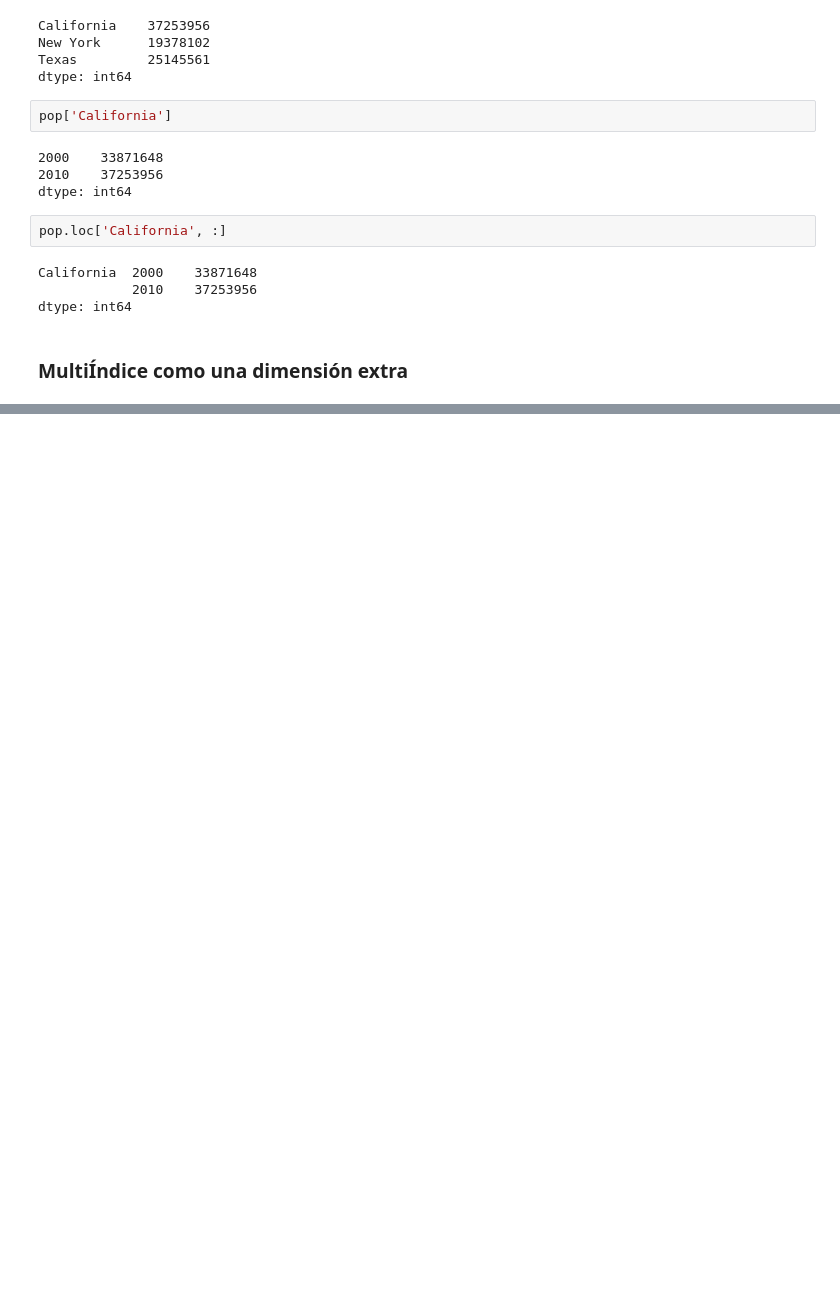
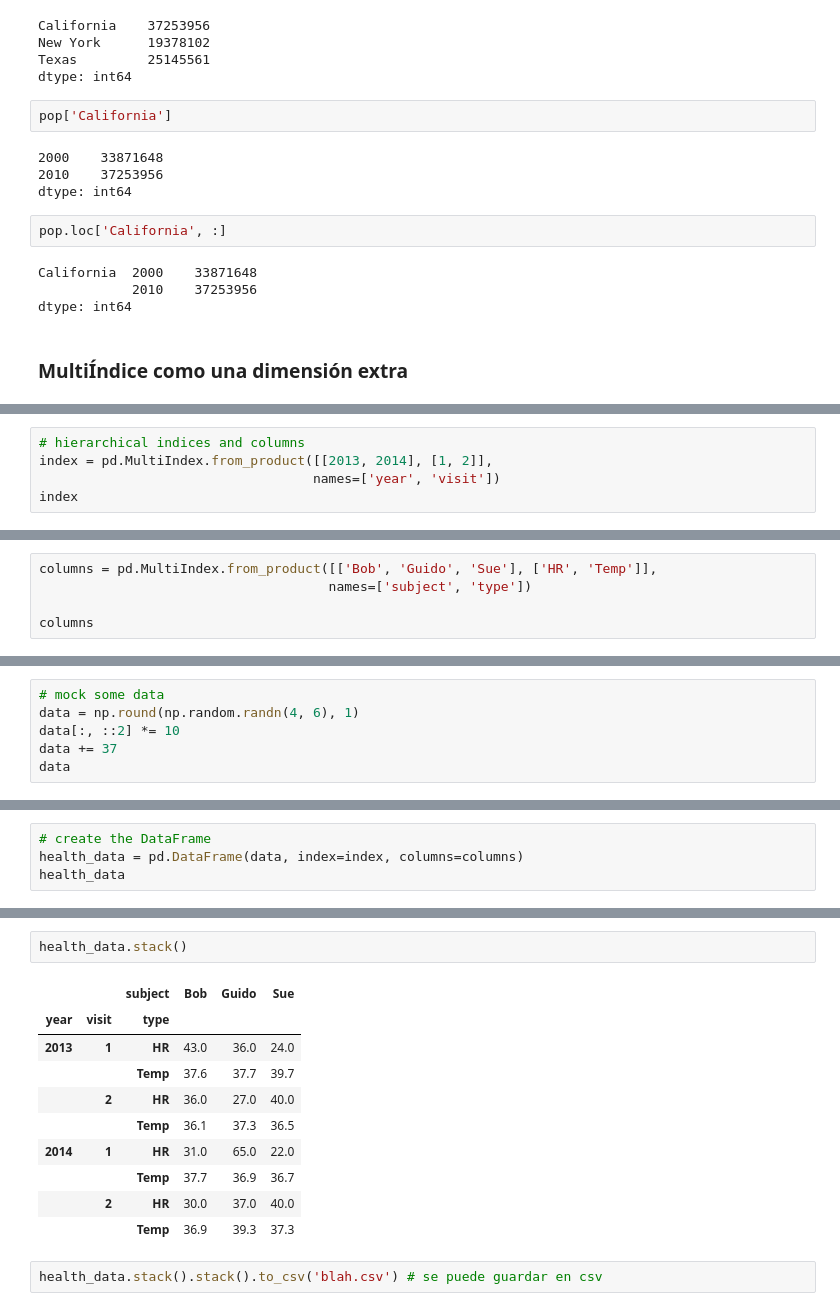
Before and after one commit to RoberHerraiz/eoi, a Jupyter notebook: 09-data-science/03-Pandas.ipynb, the cells around one changed output, grey strips where cells are left out. Saved outputs shown, nothing was run; the diff lists cells and outputs as text; blank space fills up the shorter version.

```diff
--- a/09-data-science/03-Pandas.ipynb
+++ b/09-data-science/03-Pandas.ipynb
@@ -1478,0 +1646,5 @@ dtype: int64
+# %%
+# hierarchical indices and columns
+index = pd.MultiIndex.from_product([[2013, 2014], [1, 2]],
+                                   names=['year', 'visit'])
+index
@@ -1478,0 +1657,5 @@ dtype: int64
+# %%
+columns = pd.MultiIndex.from_product([['Bob', 'Guido', 'Sue'], ['HR', 'Temp']],
+                                     names=['subject', 'type'])
+
+columns
@@ -1478,0 +1670,6 @@ dtype: int64
+# %%
+# mock some data
+data = np.round(np.random.randn(4, 6), 1)
+data[:, ::2] *= 10
+data += 37
+data
@@ -1478,0 +1681,4 @@ dtype: int64
+# %%
+# create the DataFrame
+health_data = pd.DataFrame(data, index=index, columns=columns)
+health_data
@@ -1478,0 +1693,15 @@ dtype: int64
+# %%
+health_data.stack()
+# %% [output]
+|  |  | subject | Bob | Guido | Sue |
+| year | visit | type |  |  |  |
+| 2013 | 1 | HR | 43.0 | 36.0 | 24.0 |
+|  |  | Temp | 37.6 | 37.7 | 39.7 |
+|  | 2 | HR | 36.0 | 27.0 | 40.0 |
+|  |  | Temp | 36.1 | 37.3 | 36.5 |
+| 2014 | 1 | HR | 31.0 | 65.0 | 22.0 |
+|  |  | Temp | 37.7 | 36.9 | 36.7 |
+|  | 2 | HR | 30.0 | 37.0 | 40.0 |
+|  |  | Temp | 36.9 | 39.3 | 37.3 |
+# %%
+health_data.stack().stack().to_csv('blah.csv') # se puede guardar en csv
```
Also changed, not shown: parts of 173 cells of this notebook.
